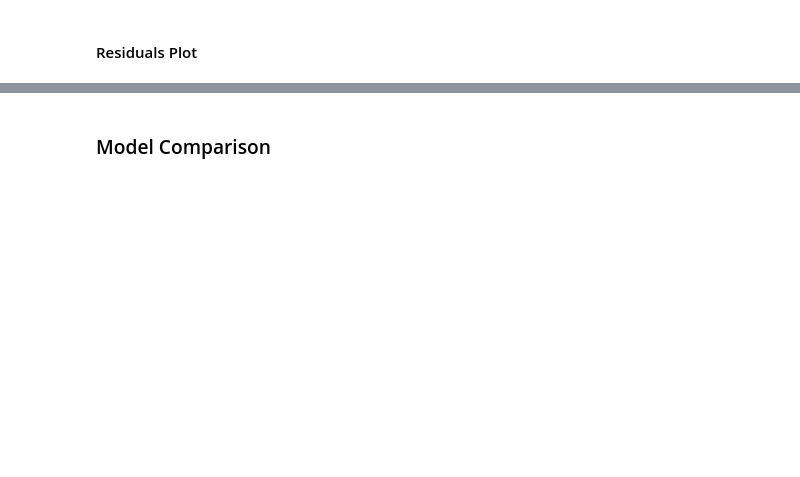
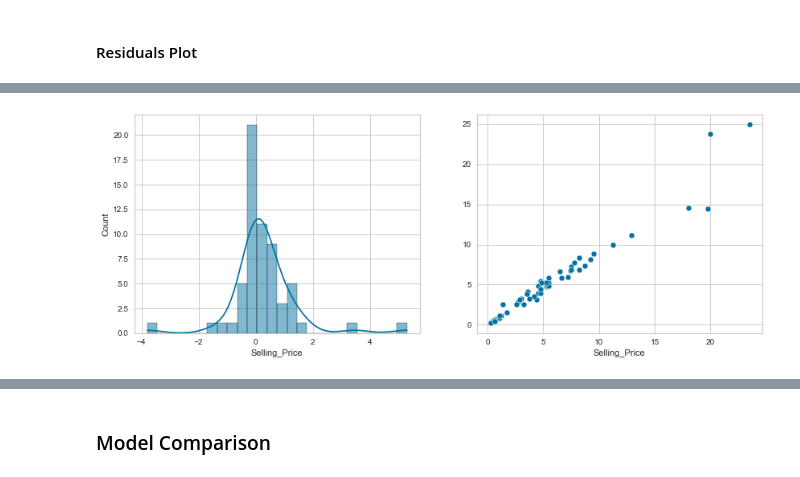
Before and after one commit to Thalapathy25/Pricefy, a Jupyter notebook: notebook/Car Price Analysis.ipynb, the cells around one changed output, grey strips where cells are left out. Saved outputs shown, nothing was run; the diff lists cells and outputs as text; code cells hidden in the pictures; blank space fills up the shorter version.

```diff
--- a/notebook/Car Price Analysis.ipynb
+++ b/notebook/Car Price Analysis.ipynb
@@ -619,0 +623,20 @@ random_df
+# %%
+from sklearn.model_selection import GridSearchCV
+param_grid = {
+    'max_depth': [rf_random.best_params_['max_depth']],
+    'max_features': [rf_random.best_params_['max_features']],
+    'min_samples_leaf': [rf_random.best_params_['min_samples_leaf'],
+                         rf_random.best_params_['min_samples_leaf']+2],
+    'min_samples_split': [rf_random.best_params_['min_samples_split'] - 2,
+                          rf_random.best_params_['min_samples_split'] - 1,
+                          rf_random.best_params_['min_samples_split'],
+                          rf_random.best_params_['min_samples_split'] +1,
+                          rf_random.best_params_['min_samples_split'] + 2],
+    'n_estimators': [rf_random.best_params_['n_estimators'] - 100,
+                     rf_random.best_params_['n_estimators'],
+                     rf_random.best_params_['n_estimators'] + 100]
+}
+
+grid_search = GridSearchCV(estimator=rf, param_grid=param_grid, cv=5, n_jobs=-1, verbose=2)
+grid_search.fit(X_train,y_train)
+grid_search
@@ -619,0 +651,10 @@ random_df
+# %%
+y_pred = grid_search.predict(X_test)
+y_train_pred = grid_search.predict(X_train)
+# %%
+fig, axes = plt.subplots(1,2,figsize=(14,5))
+sns.histplot(x = y_test - y_pred, ax = axes[0], kde=True)
+sns.scatterplot(x = y_test, y = y_pred, ax = axes[1])
+plt.show()
+# %% [output]
+[figure, added]
```
Also changed, not shown: parts of 32 cells of this notebook, 1 other file.
